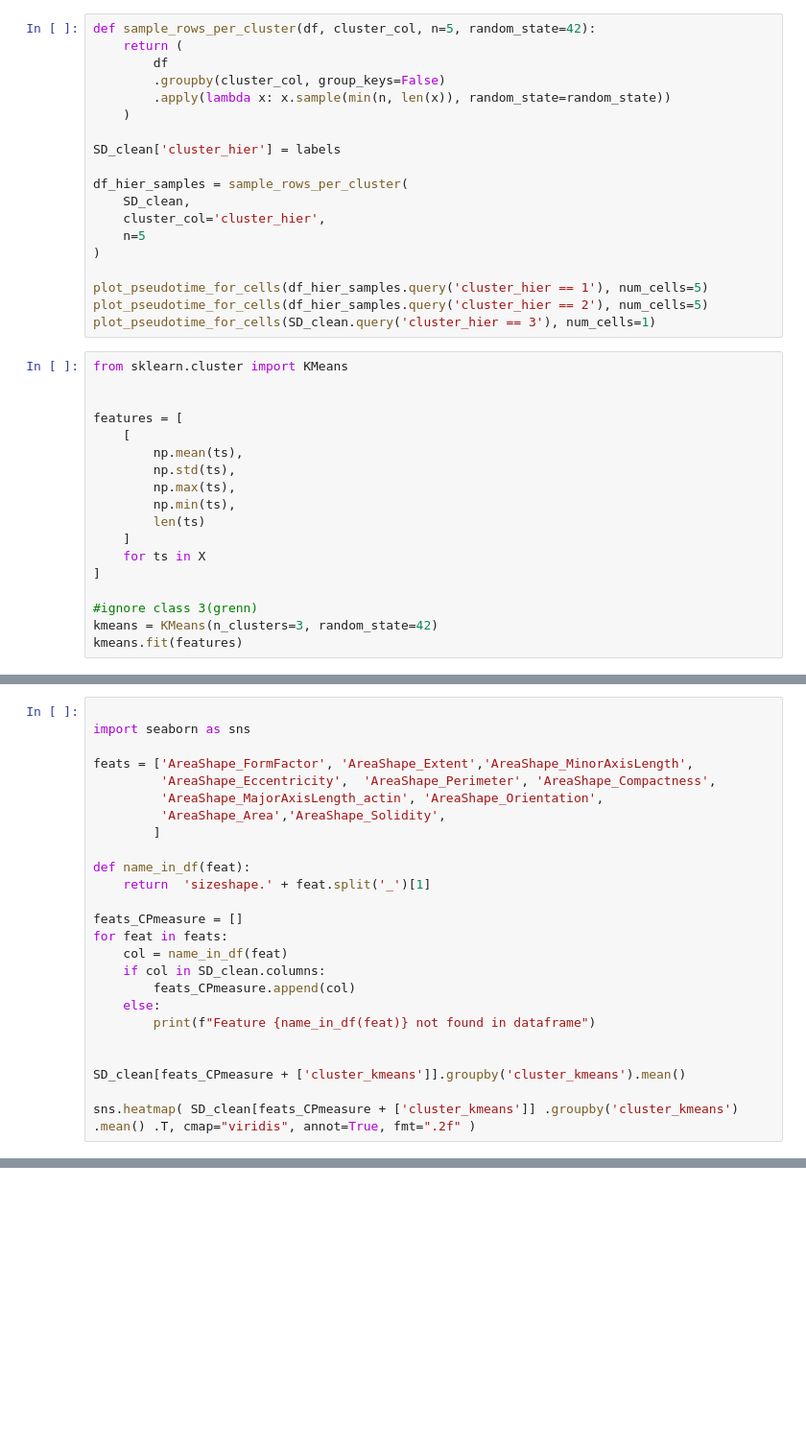
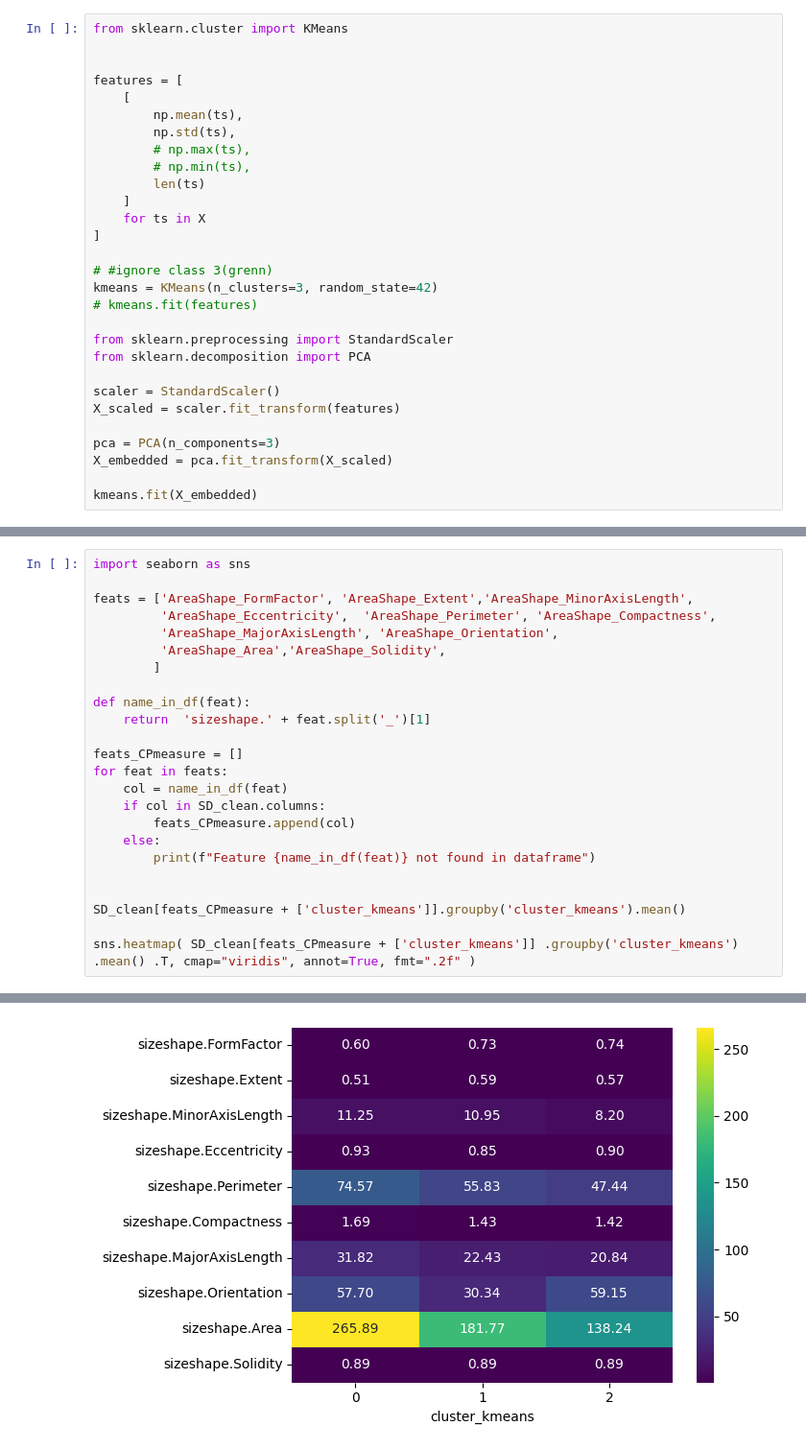
Before and after one commit to alex-sbol/pseudotime, a Jupyter notebook: pseudotime_clustering.ipynb, the cells around one changed output, grey strips where cells are left out. Shown at 96% size. Drawn from its saved outputs; the diff is of its cells as text; blank space fills up the shorter version.

Commit message:
Refactor + clustering for DNA and other strains

```diff
--- a/pseudotime_clustering.ipynb
+++ b/pseudotime_clustering.ipynb
@@ -50,22 +69,3 @@ plot_clusters_variable_length(
-# %%
-def sample_rows_per_cluster(df, cluster_col, n=5, random_state=42):
-    return (
-        df
-        .groupby(cluster_col, group_keys=False)
-        .apply(lambda x: x.sample(min(n, len(x)), random_state=random_state))
-    )
-
-SD_clean['cluster_hier'] = labels
-
-df_hier_samples = sample_rows_per_cluster(
-    SD_clean,
-    cluster_col='cluster_hier',
-    n=5
-)
-
-plot_pseudotime_for_cells(df_hier_samples.query('cluster_hier == 1'), num_cells=5)
-plot_pseudotime_for_cells(df_hier_samples.query('cluster_hier == 2'), num_cells=5)
-plot_pseudotime_for_cells(SD_clean.query('cluster_hier == 3'), num_cells=1)
 # %%
 from sklearn.cluster import KMeans
 
@@ -74,13 +74,24 @@ features = [
     [
         np.mean(ts),
         np.std(ts),
-        np.max(ts),
-        np.min(ts),
+        # np.max(ts),
+        # np.min(ts),
         len(ts)
     ]
     for ts in X
 ]
 
-#ignore class 3(grenn)
+# #ignore class 3(grenn)
 kmeans = KMeans(n_clusters=3, random_state=42)
-kmeans.fit(features)
+# kmeans.fit(features)
+
+from sklearn.preprocessing import StandardScaler
+from sklearn.decomposition import PCA
+
+scaler = StandardScaler()
+X_scaled = scaler.fit_transform(features)
+
+pca = PCA(n_components=3)
+X_embedded = pca.fit_transform(X_scaled)
+
+kmeans.fit(X_embedded)
@@ -138,10 +174,9 @@ plot_pseudotime_for_cells(df_kmeans_samples.query('cluster_kmeans == 2'), num_ce
 # %%
-
 import seaborn as sns
 
 feats = ['AreaShape_FormFactor', 'AreaShape_Extent','AreaShape_MinorAxisLength',
          'AreaShape_Eccentricity',  'AreaShape_Perimeter', 'AreaShape_Compactness',
-         'AreaShape_MajorAxisLength_actin', 'AreaShape_Orientation',
+         'AreaShape_MajorAxisLength', 'AreaShape_Orientation',
          'AreaShape_Area','AreaShape_Solidity',
         ]
 
@@ -160,3 +195,4 @@ for feat in feats:
 SD_clean[feats_CPmeasure + ['cluster_kmeans']].groupby('cluster_kmeans').mean()
 
 sns.heatmap( SD_clean[feats_CPmeasure + ['cluster_kmeans']] .groupby('cluster_kmeans') .mean() .T, cmap="viridis", annot=True, fmt=".2f" )
+# %% [output]
@@ -163 +200,2 @@ sns.heatmap( SD_clean[feats_CPmeasure + ['cluster_kmeans']] .groupby('cluster_km
+[figure, added]
 # %%
```
Also changed, not shown: parts of 25 cells of this notebook, 2 other files.
